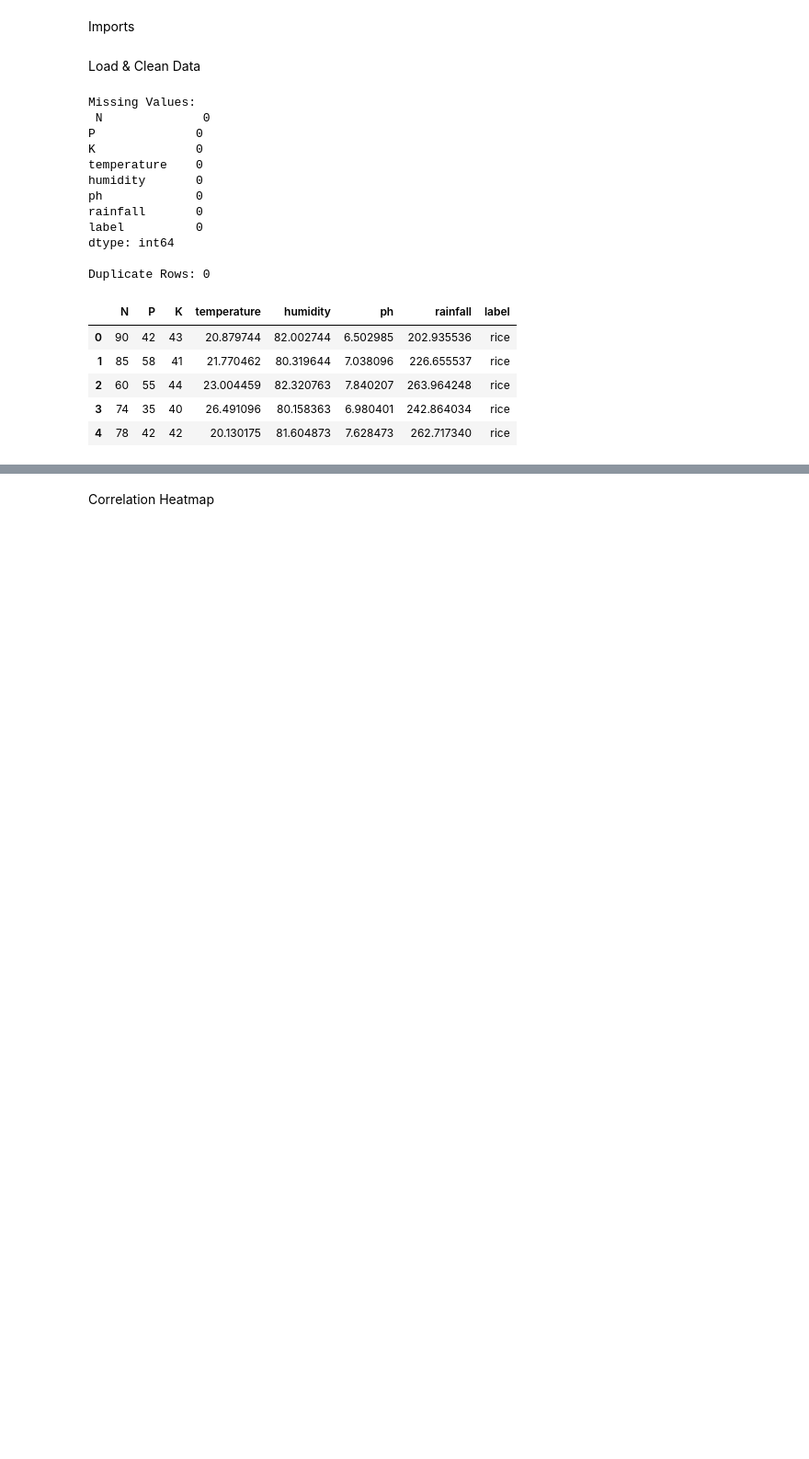
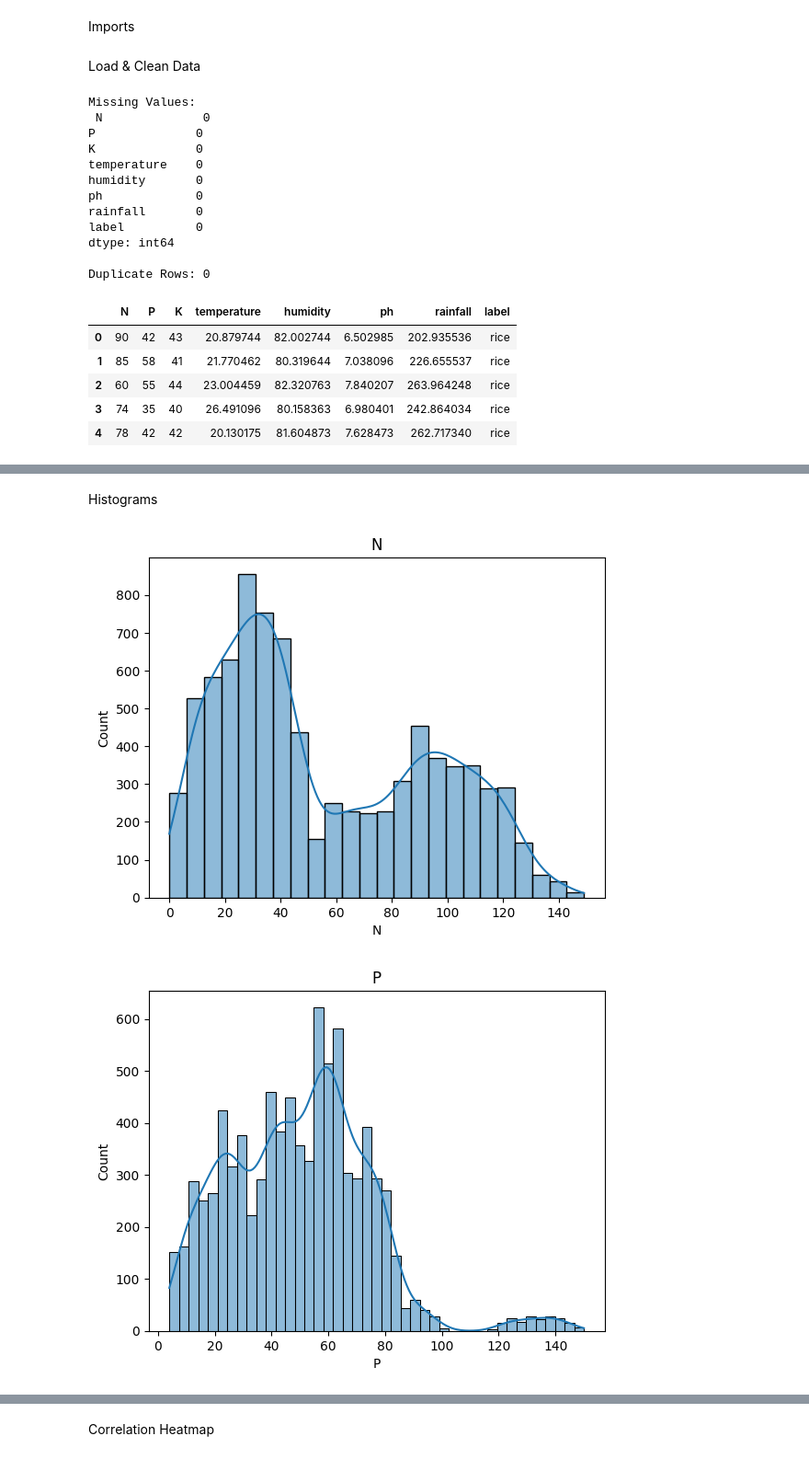
Before and after one commit to marmik-7/crop-recommendation-ml, a Jupyter notebook: ML-I_MINI PROJECT.ipynb, the cells around one changed output, grey strips where cells are left out. Shown at 92% size. Saved outputs shown, nothing was run; the diff lists cells and outputs as text; code cells hidden in the pictures; blank space fills up the shorter version.

```diff
--- a/ML-I_MINI PROJECT.ipynb
+++ b/ML-I_MINI PROJECT.ipynb
@@ -87,0 +130,10 @@ Name: count, dtype: int64
+# %% [markdown]
+Histograms
+# %%
+for col in X.columns:
+    sns.histplot(X[col], kde=True)
+    plt.title(col)
+    plt.show()
+# %% [output]
+[figure, added]
+[figure, added]
```
Also changed, not shown: parts of 32 cells of this notebook, 1 other file.
